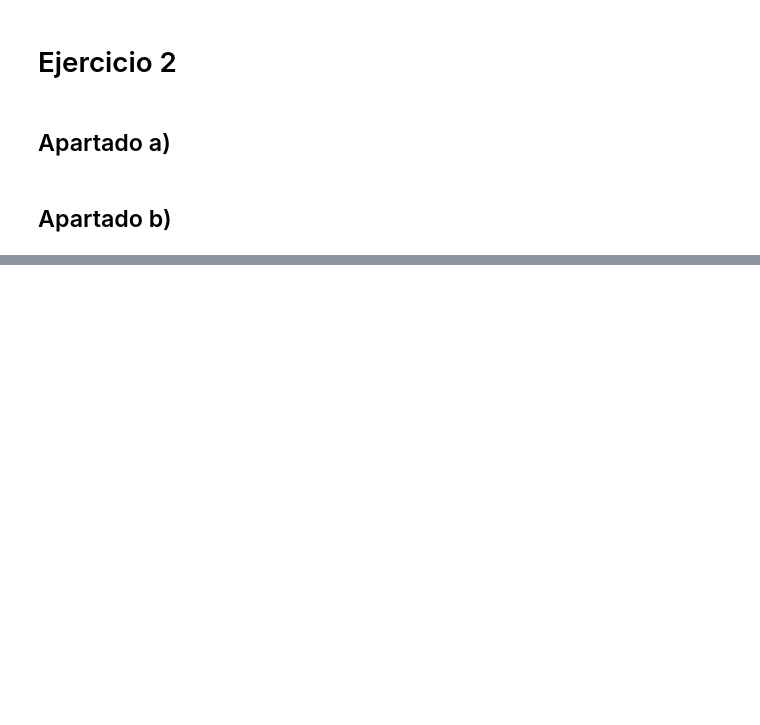
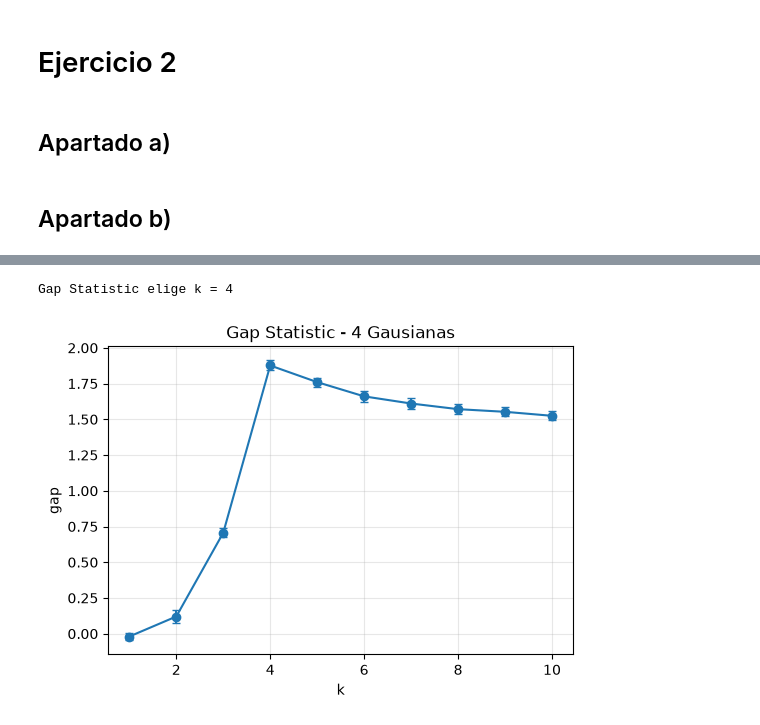
Before and after one commit to BrunoSpoletini/topicosMineriaDeDatos, a Jupyter notebook: tp3/TMD_TP3_Clustering.ipynb, the cells around one changed output, grey strips where cells are left out. Cells and saved outputs as stored; diff of their text form; code cells hidden in the pictures; blank space fills up the shorter version.

```diff
--- a/tp3/TMD_TP3_Clustering.ipynb
+++ b/tp3/TMD_TP3_Clustering.ipynb
@@ -489,0 +468,22 @@ Estabilidad, score medio para cada k: [0.955 1.    0.97  0.909 0.944 0.94  0.948
+# %%
+# funciones para graficar los resultados de cada método
+def graficar_gap(gap, s, titulo):
+    plt.figure(figsize=(6, 4))
+    plt.errorbar(range(1, len(gap) + 1), gap, yerr=s, marker="o", capsize=3)
+    plt.xlabel("k")
+    plt.ylabel("gap")
+    plt.title("Gap Statistic - " + titulo)
+    plt.grid(alpha=0.3)
+    plt.show()
+
+# distribución acumulada de los scores para cada k
+def graficar_estabilidad(scores, titulo):
+    plt.figure(figsize=(6, 4))
+    for i in range(scores.shape[0]):
+        plt.plot(np.sort(scores[i]), np.linspace(0, 1, scores.shape[1]), label=f"k={i + 2}")
+    plt.xlabel("score de estabilidad")
+    plt.ylabel("proporción acumulada")
+    plt.title("Estabilidad - " + titulo)
+    plt.grid(alpha=0.3)
+    plt.legend()
+    plt.show()
@@ -489,0 +507,8 @@ Estabilidad, score medio para cada k: [0.955 1.    0.97  0.909 0.944 0.94  0.948
+# %%
+np.random.seed(0)
+k_gap, gap, s = gap_statistic(X_gaus)
+print("Gap Statistic elige k =", k_gap)
+graficar_gap(gap, s, "4 Gausianas")
+# %% [output]
+Gap Statistic elige k = 4
+[figure, added]
```
Also changed, not shown: parts of 31 cells of this notebook, 1 other file.
